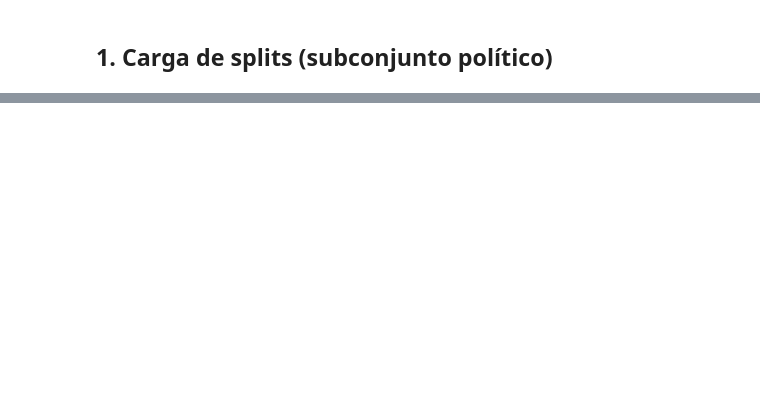
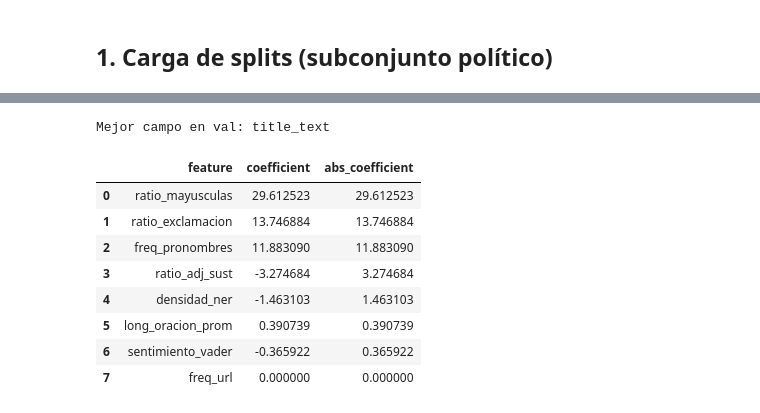
Before and after one commit to gcandisano/nlp, a Jupyter notebook: notebooks/04_linguistic_features.ipynb, the cells around one changed output, grey strips where cells are left out. Drawn from its saved outputs; the diff is of its cells as text; code cells hidden in the pictures; blank space fills up the shorter version.

```diff
--- a/notebooks/04_linguistic_features.ipynb
+++ b/notebooks/04_linguistic_features.ipynb
@@ -118,0 +145,27 @@ la señal lingüística?_
+# %%
+field_results = []
+fitted_models = {}
+
+for field in TEXT_FIELDS:
+    X_train = feature_store[field]["train"]
+    X_val = feature_store[field]["val"]
+    clf, best_c, val_metrics = tune_logistic_regression(
+        X_train,
+        train["label"],
+        X_val,
+        val["label"],
+    )
+    fitted_models[field] = clf
+    field_results.append(
+        {
+            **val_metrics,
+            "text_field": field,
+            "best_param": best_c,
+            "split": "val",
+        }
+    )
+
+field_comparison = pd.DataFrame(field_results).sort_values(
+    "f2_fake", ascending=False
+)
+field_comparison[["text_field", "f2_fake", "recall_fake", "precision_fake", "best_param"]]
@@ -118,0 +182,17 @@ la señal lingüística?_
+# %%
+best_field = select_best_text_field(field_comparison)
+best_clf = fitted_models[best_field]
+coef_df = coefficients_dataframe(best_clf, FEATURE_NAMES)
+print(f"Mejor campo en val: {best_field}")
+coef_df
+# %% [output]
+Mejor campo en val: title_text
+|  | feature | coefficient | abs_coefficient |
+| 0 | ratio_mayusculas | 29.612523 | 29.612523 |
+| 1 | ratio_exclamacion | 13.746884 | 13.746884 |
+| 2 | freq_pronombres | 11.883090 | 11.883090 |
+| 3 | ratio_adj_sust | -3.274684 | 3.274684 |
+| 4 | densidad_ner | -1.463103 | 1.463103 |
+| 5 | long_oracion_prom | 0.390739 | 0.390739 |
+| 6 | sentimiento_vader | -0.365922 | 0.365922 |
+| 7 | freq_url | 0.000000 | 0.000000 |
```
Also changed, not shown: parts of 27 cells of this notebook, 9 other files.
